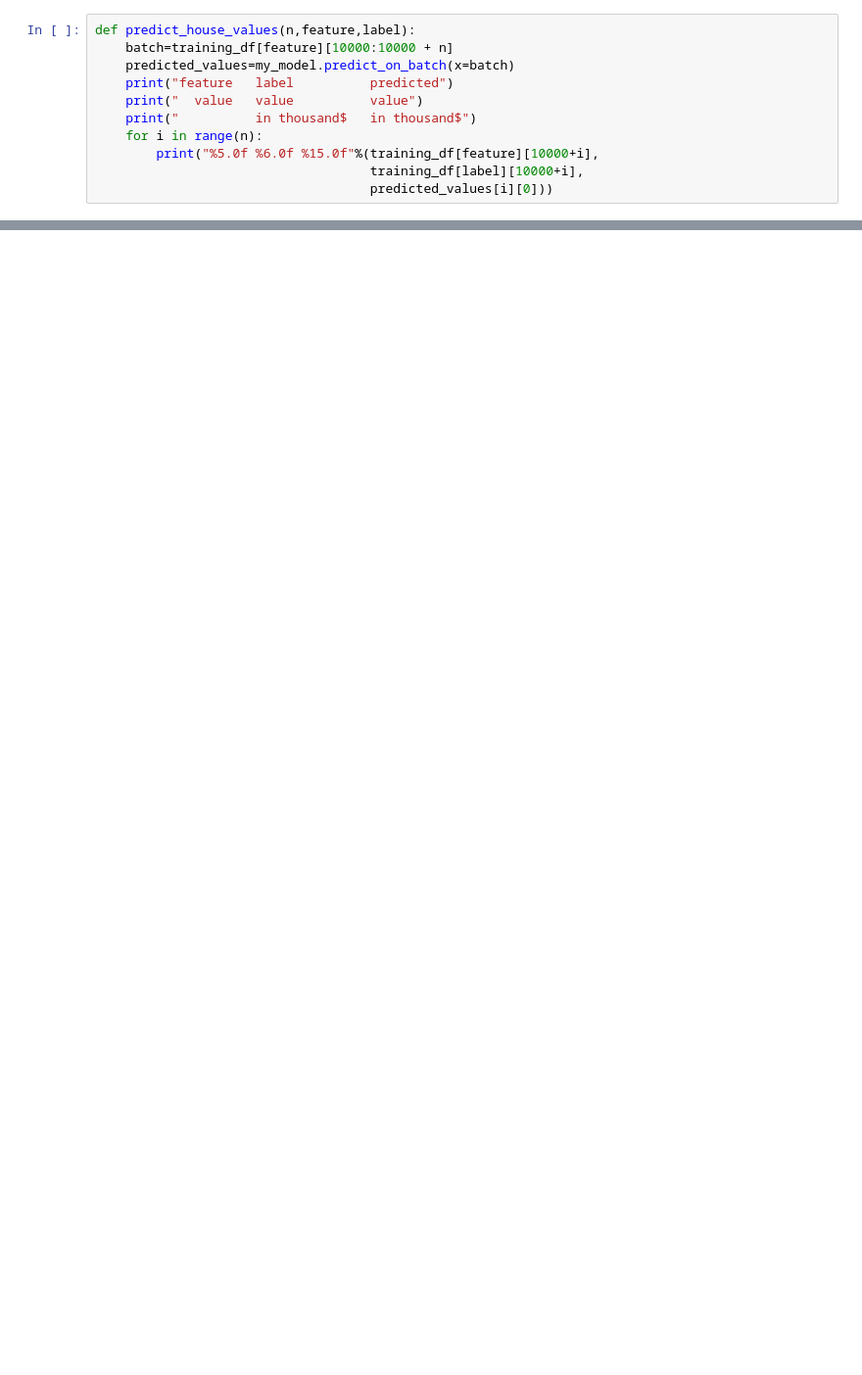
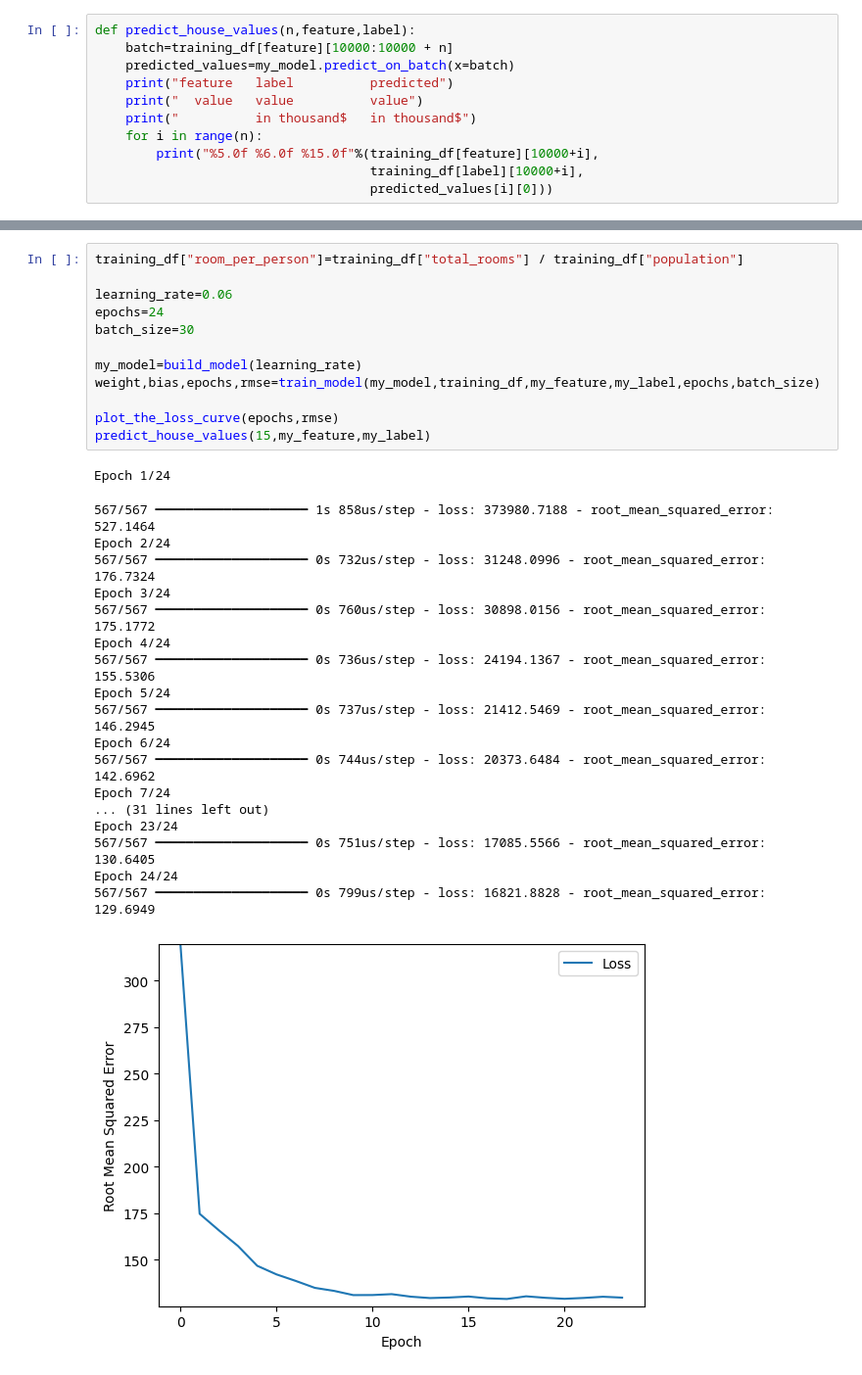
Before and after one commit to Sumitkumar09876/AI-ML, a Jupyter notebook: AI&ML_Code/Linear Regression with Real DataSet.ipynb, the cells around one changed output, grey strips where cells are left out. Shown at 98% size. Drawn from its saved outputs; the diff is of its cells as text; blank space fills up the shorter version.

```diff
--- a/AI&ML_Code/Linear Regression with Real DataSet.ipynb
+++ b/AI&ML_Code/Linear Regression with Real DataSet.ipynb
@@ -233,0 +235,32 @@ feature   label          predicted
+# %%
+training_df["room_per_person"]=training_df["total_rooms"] / training_df["population"]
+
+learning_rate=0.06
+epochs=24
+batch_size=30
+
+my_model=build_model(learning_rate)
+weight,bias,epochs,rmse=train_model(my_model,training_df,my_feature,my_label,epochs,batch_size)
+
+plot_the_loss_curve(epochs,rmse)
+predict_house_values(15,my_feature,my_label)
+# %% [output]
+Epoch 1/24
+567/567 ━━━━━━━━━━━━━━━━━━━━ 1s 858us/step - loss: 373980.7188 - root_mean_squared_error: 527.1464
+Epoch 2/24
+567/567 ━━━━━━━━━━━━━━━━━━━━ 0s 732us/step - loss: 31248.0996 - root_mean_squared_error: 176.7324
+Epoch 3/24
+567/567 ━━━━━━━━━━━━━━━━━━━━ 0s 760us/step - loss: 30898.0156 - root_mean_squared_error: 175.1772
+Epoch 4/24
+567/567 ━━━━━━━━━━━━━━━━━━━━ 0s 736us/step - loss: 24194.1367 - root_mean_squared_error: 155.5306
+Epoch 5/24
+567/567 ━━━━━━━━━━━━━━━━━━━━ 0s 737us/step - loss: 21412.5469 - root_mean_squared_error: 146.2945
+Epoch 6/24
+567/567 ━━━━━━━━━━━━━━━━━━━━ 0s 744us/step - loss: 20373.6484 - root_mean_squared_error: 142.6962
+Epoch 7/24
+... (31 lines left out)
+Epoch 23/24
+567/567 ━━━━━━━━━━━━━━━━━━━━ 0s 751us/step - loss: 17085.5566 - root_mean_squared_error: 130.6405
+Epoch 24/24
+567/567 ━━━━━━━━━━━━━━━━━━━━ 0s 799us/step - loss: 16821.8828 - root_mean_squared_error: 129.6949
+[figure, added]
```
Also changed, not shown: parts of 7 cells of this notebook, 1 other file.
